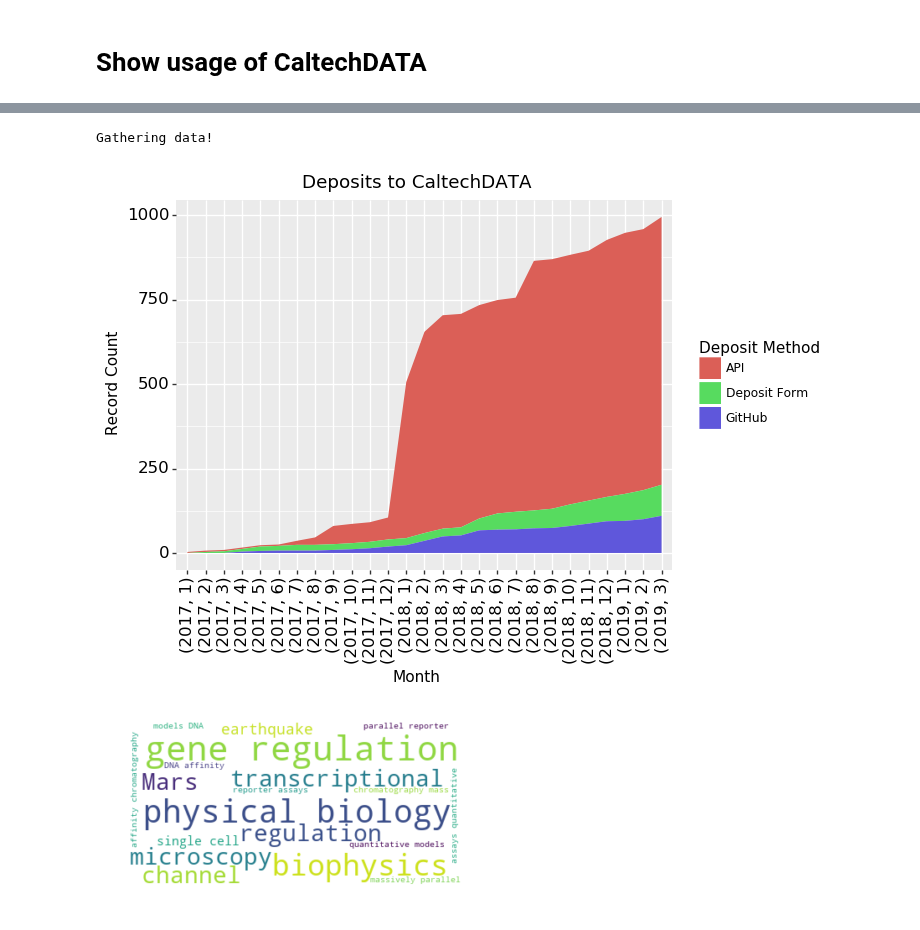
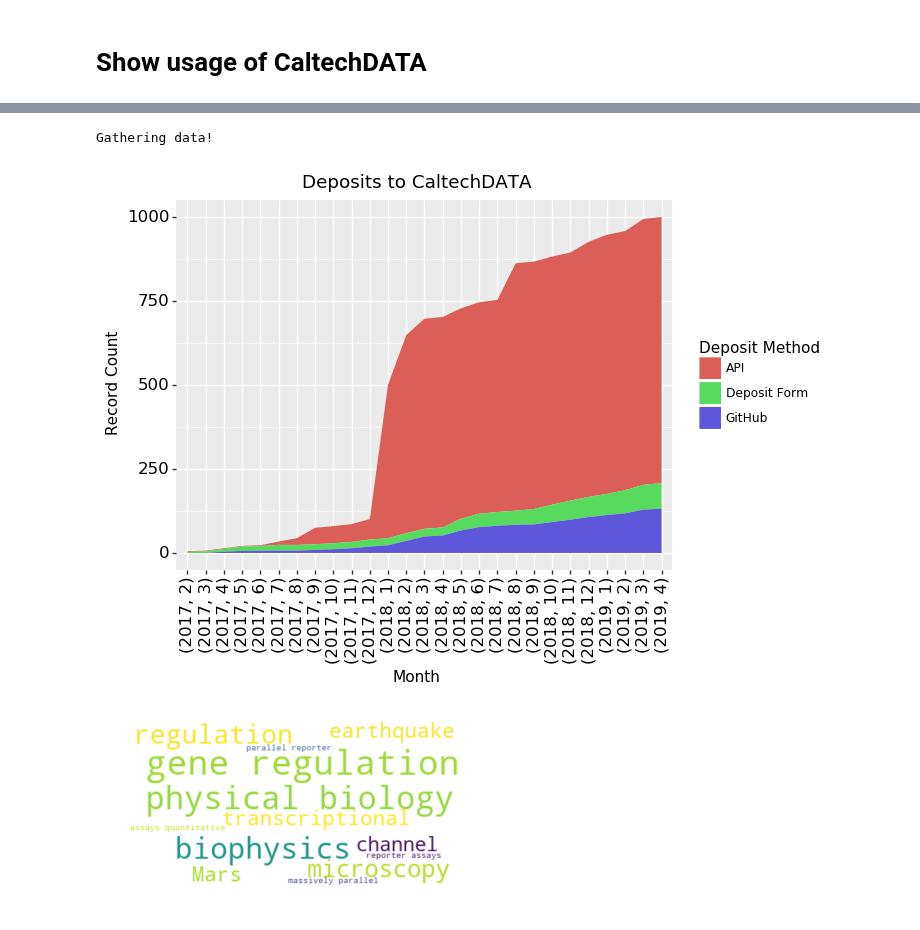
Before and after one commit to caltechlibrary/ames, a Jupyter notebook: CaltechDATA_Usage_Graphs.ipynb, the cells around one changed output, grey strips where cells are left out. Cells and saved outputs as stored; diff of their text form; code cells hidden in the pictures.

```diff
--- a/CaltechDATA_Usage_Graphs.ipynb
+++ b/CaltechDATA_Usage_Graphs.ipynb
@@ -28,59 +28,72 @@ import warnings
 #Plotnine has warning - ignore
 warnings.filterwarnings('ignore')
 
-dot_paths = ['._Key','.dates','.resourceType','.subjects','.publicationYear']
+dot_paths = ['._Key','.dates','.resourceType','.subjects','.publicationYear','.contributors']
 keys = dataset.keys(collection)
 all_metadata = get_records(dot_paths,'dois',collection,keys)
 dates = []
 categories = []
+keys = []
 for record in all_metadata:
-    #Issued date type takes precedence, otherwise Submitted date
+    #Submitted date type takes precedence, otherwise Updated date (old geo theses)
     rdate = None
     for date in record['dates']:
-        if date['dateType']=='Issued':
+        if date['dateType']=='Submitted':
             rdate = date['date']
-        if date['dateType']=='Submitted':
+        if date['dateType']=='Updated':
             if rdate == None:
                 rdate = date['date']
     dates.append(rdate)
     #We categorize records based on submission type
     category = 'Deposit Form'
+    thesis = False
     if 'subjects' in record:
         for s in record['subjects']:
             if 'TCCON' in s['subject']:
+                category = 'API'
+            if 'Bitbucket' in s['subject']:
                 category = 'API'
             if 'Github' in s['subject']:
                 category = 'GitHub'
             if 'GitHub' in s['subject']:
                 category = 'GitHub'
-    #Old records must be from the API
-    if int(record['publicationYear']) < 2017:
-        category = 'API'
+            if 'thesis' in s['subject']:
+                thesis=True
+    #Check if Tony handled the thesis record
+    if thesis == True:
+        if 'contributors' in record:
+            for c in record['contributors']:
+                if c['contributorName'] == 'Diaz, Tony':
+                    category = 'API'
     categories.append(category)
-data = {'dates':dates,'categories':categories}
+    keys.append(record['_Key'])
+data = {'dates':dates,'categories':categories,'keys':keys}
 df = pd.DataFrame(data=data)
+pd.options.display.max_rows = 2000
+#display(df)
 df = df.astype({'dates':'datetime64'})
 #Group by year, month, and category
 df = df.groupby([df["dates"].dt.year, df["dates"].dt.month,df['categories']])['dates'].count()
 #Fill in categories with 0 if no values that month
 df = df.reindex(pd.MultiIndex.from_product([df.index.levels[0],df.index.levels[1],['API','Deposit Form','GitHub']]),fill_value=0)
 #Calculate cumulative sum of categories
 df = df.groupby(level=2).cumsum()
 #Pull out categories
 df = df.reset_index(level=2)
+#display(df)
 #Cut out future dates with no changes
-df = df.loc[(2017,1):(2019,3)]
+df = df.loc[(2017,2):(2019,4)]
 
 theme = p9.theme(axis_text_x = p9.element_text(color="black", size=12,
                                                          angle=90),
                            axis_text_y = p9.element_text(color="black", size=12))
 
 plot = p9.ggplot(df, p9.aes(x='dates.index',y='dates',group='level_2',fill='level_2')) + p9.geom_area() + theme + p9.labs(x= 'Month',y= 'Record Count',fill='Deposit Method',title="Deposits to CaltechDATA")
 plot.draw()
 plot.save('data_plot.png')
 # %% [output]
 Gathering data!
-[figure, old version]
+[figure, new version]
 # %%
 from wordcloud import WordCloud, STOPWORDS, ImageColorGenerator
 import matplotlib.pyplot as plt
@@ -109,4 +122,4 @@ plt.imshow(wordcloud, interpolation='bilinear')
 plt.axis("off")
 plt.show()
 # %% [output]
-[figure, old version]
+[figure, new version]
```
Also changed, not shown: parts of 1 cell of this notebook, 2 other files.
